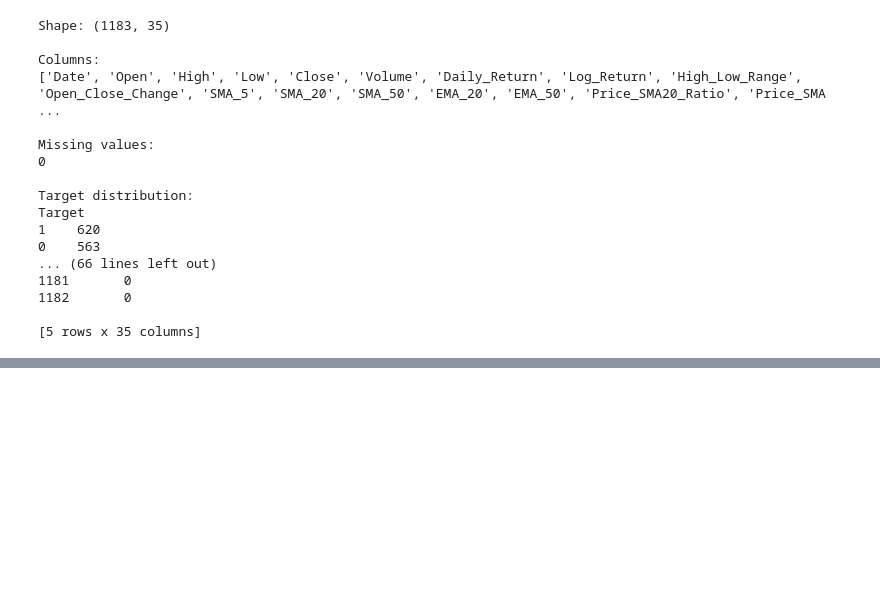
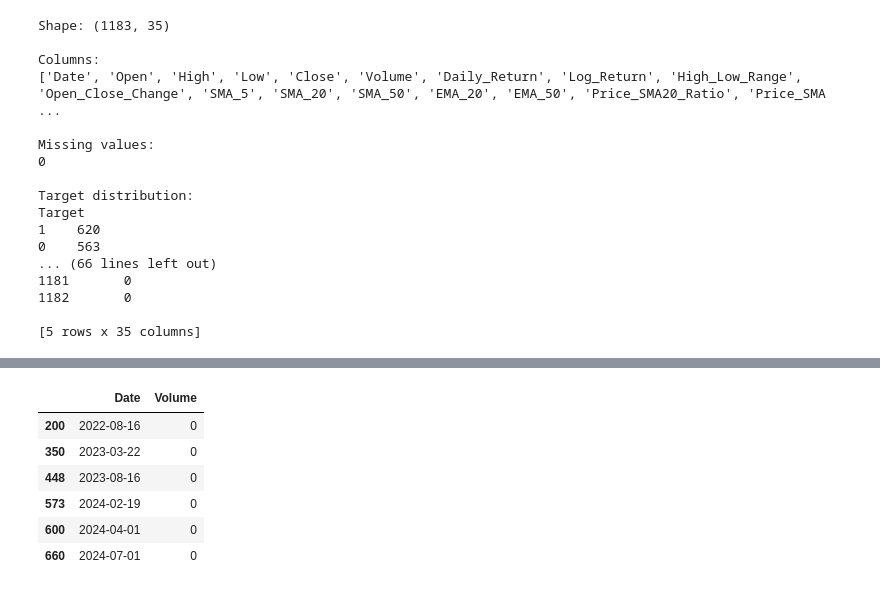
Before and after one commit to rmsmuralidharan/Market_pulse-AI, a Jupyter notebook: notebooks/01_data_validation.ipynb, the cells around one changed output, grey strips where cells are left out. Saved outputs shown, nothing was run; the diff lists cells and outputs as text; code cells hidden in the pictures; blank space fills up the shorter version.

```diff
--- a/notebooks/01_data_validation.ipynb
+++ b/notebooks/01_data_validation.ipynb
@@ -232,0 +317,10 @@ Target
+# %%
+df[df["Volume"] == 0][["Date", "Volume"]]
+# %% [output]
+|  | Date | Volume |
+| 200 | 2022-08-16 | 0 |
+| 350 | 2023-03-22 | 0 |
+| 448 | 2023-08-16 | 0 |
+| 573 | 2024-02-19 | 0 |
+| 600 | 2024-04-01 | 0 |
+| 660 | 2024-07-01 | 0 |
```
Also changed, not shown: parts of 8 cells of this notebook, 19 other files.
